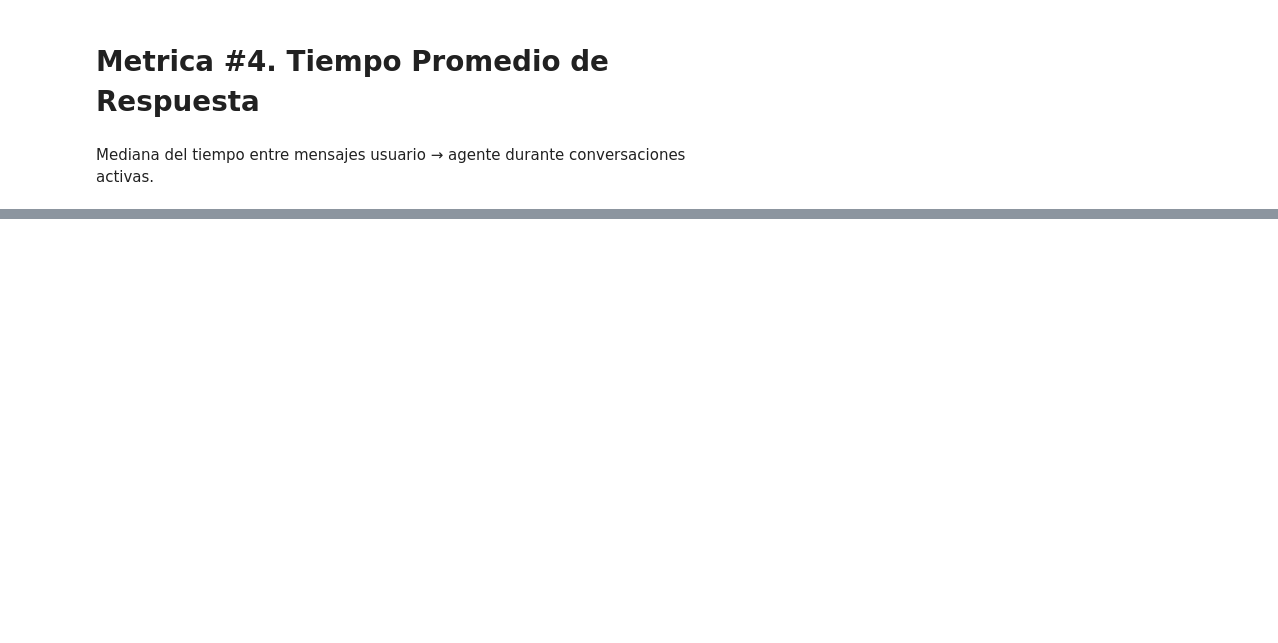
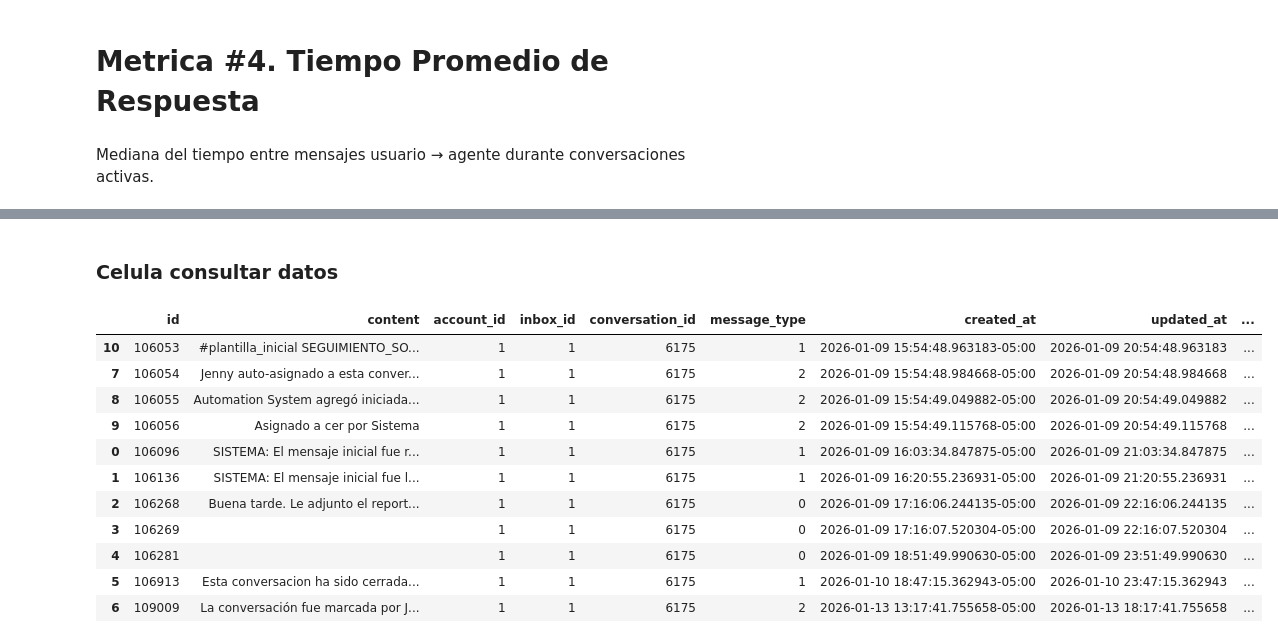
Before and after one commit to Jona-2006-17/analisis, a Jupyter notebook: analisis.ipynb, the cells around one changed output, grey strips where cells are left out. Saved outputs shown, nothing was run; the diff lists cells and outputs as text; code cells hidden in the pictures; blank space fills up the shorter version.

```diff
--- a/analisis.ipynb
+++ b/analisis.ipynb
@@ -414,7 +516,26 @@ df_no_iniciadas_agendamiento.head(50)
+# %% [markdown]
+### Celula consultar datos
 # %%
-sentencia_messages_contact_user = "SELECT * FROM messages WHERE conversation_id=5386"
+ids_caso_raro = [6175, 6877, 6214, 6057]
+sentencia_messages_contact_user = "SELECT * FROM messages WHERE conversation_id=6175" #6883, 6057
 df_messages_contact_user = pd.read_sql(sentencia_messages_contact_user, engine)
+
+df_messages_contact_user['created_at'] = df_messages_contact_user['created_at'].dt.tz_localize('UTC')
+df_messages_contact_user['created_at'] = df_messages_contact_user['created_at'].dt.tz_convert('America/Bogota')
 
 df_messages_contact_user = df_messages_contact_user.sort_values(['created_at'])
 
-df_messages_contact_user.head(30)
+df_messages_contact_user.head(50)
+# %% [output]
+|  | id | content | account_id | inbox_id | conversation_id | message_type | created_at | updated_at | ... |
+| 10 | 106053 | #plantilla_inicial SEGUIMIENTO_SO... | 1 | 1 | 6175 | 1 | 2026-01-09 15:54:48.963183-05:00 | 2026-01-09 20:54:48.963183 | ... |
+| 7 | 106054 | Jenny auto-asignado a esta conver... | 1 | 1 | 6175 | 2 | 2026-01-09 15:54:48.984668-05:00 | 2026-01-09 20:54:48.984668 | ... |
+| 8 | 106055 | Automation System agregó iniciada... | 1 | 1 | 6175 | 2 | 2026-01-09 15:54:49.049882-05:00 | 2026-01-09 20:54:49.049882 | ... |
+| 9 | 106056 | Asignado a cer por Sistema | 1 | 1 | 6175 | 2 | 2026-01-09 15:54:49.115768-05:00 | 2026-01-09 20:54:49.115768 | ... |
+| 0 | 106096 | SISTEMA: El mensaje inicial fue r... | 1 | 1 | 6175 | 1 | 2026-01-09 16:03:34.847875-05:00 | 2026-01-09 21:03:34.847875 | ... |
+| 1 | 106136 | SISTEMA: El mensaje inicial fue l... | 1 | 1 | 6175 | 1 | 2026-01-09 16:20:55.236931-05:00 | 2026-01-09 21:20:55.236931 | ... |
+| 2 | 106268 | Buena tarde. Le adjunto el report... | 1 | 1 | 6175 | 0 | 2026-01-09 17:16:06.244135-05:00 | 2026-01-09 22:16:06.244135 | ... |
+| 3 | 106269 |  | 1 | 1 | 6175 | 0 | 2026-01-09 17:16:07.520304-05:00 | 2026-01-09 22:16:07.520304 | ... |
+| 4 | 106281 |  | 1 | 1 | 6175 | 0 | 2026-01-09 18:51:49.990630-05:00 | 2026-01-09 23:51:49.990630 | ... |
+| 5 | 106913 | Esta conversacion ha sido cerrada... | 1 | 1 | 6175 | 1 | 2026-01-10 18:47:15.362943-05:00 | 2026-01-10 23:47:15.362943 | ... |
+| 6 | 109009 | La conversación fue marcada por J... | 1 | 1 | 6175 | 2 | 2026-01-13 13:17:41.755658-05:00 | 2026-01-13 18:17:41.755658 | ... |
```
Also changed, not shown: parts of 15 cells of this notebook, 1 other file.
